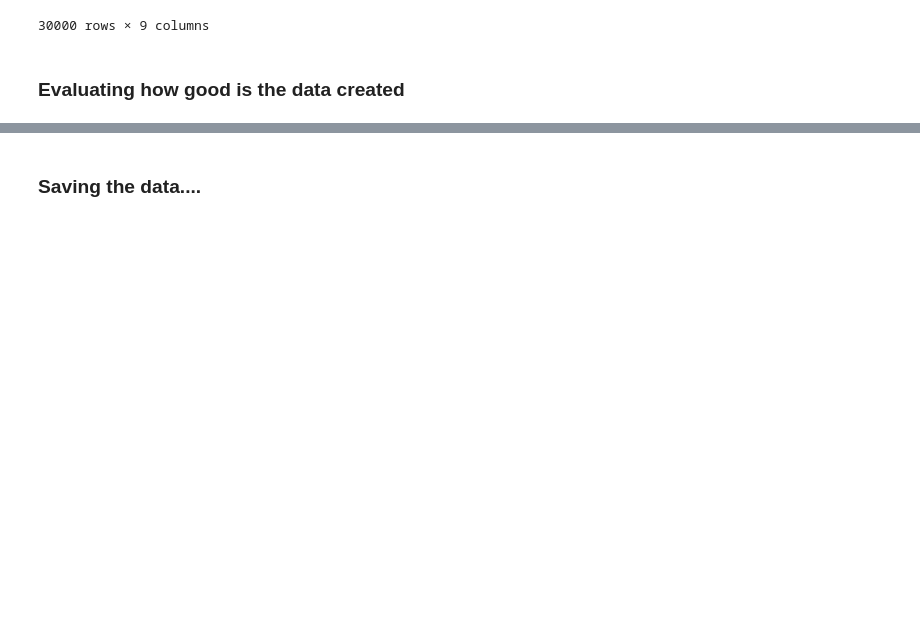
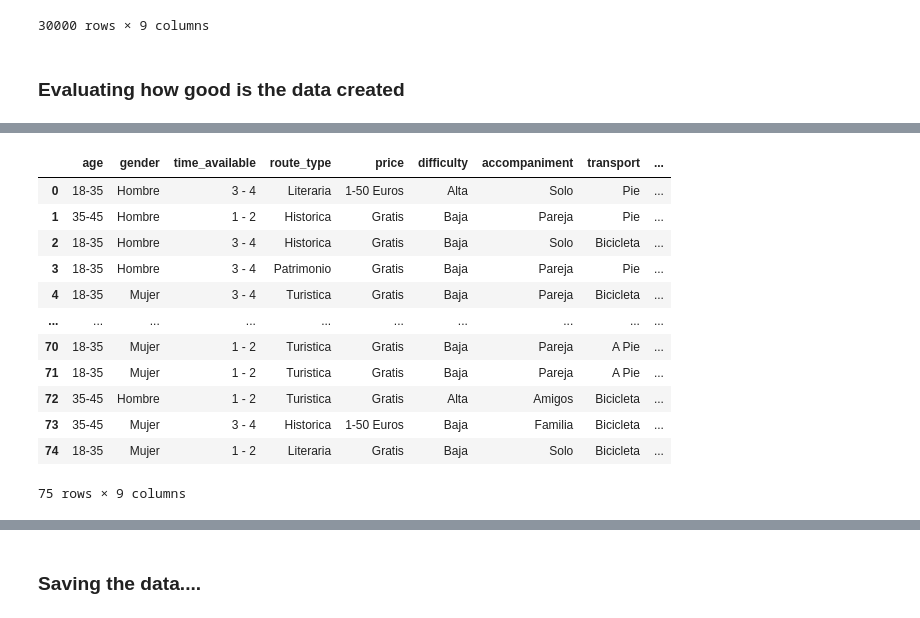
Before and after one commit to parismart/desafio-tripulaciones, a Jupyter notebook: src/notebooks/Fake profiles.ipynb, the cells around one changed output, grey strips where cells are left out. Saved outputs shown, nothing was run; the diff lists cells and outputs as text; code cells hidden in the pictures; blank space fills up the shorter version.

```diff
--- a/src/notebooks/Fake profiles.ipynb
+++ b/src/notebooks/Fake profiles.ipynb
@@ -328,0 +431,16 @@ overall_score
+# %%
+df_real_deal
+# %% [output]
+|  | age | gender | time_available | route_type | price | difficulty | accompaniment | transport | ... |
+| 0 | 18-35 | Hombre | 3 - 4 | Literaria | 1-50 Euros | Alta | Solo | Pie | ... |
+| 1 | 35-45 | Hombre | 1 - 2 | Historica | Gratis | Baja | Pareja | Pie | ... |
+| 2 | 18-35 | Hombre | 3 - 4 | Historica | Gratis | Baja | Solo | Bicicleta | ... |
+| 3 | 18-35 | Hombre | 3 - 4 | Patrimonio | Gratis | Baja | Pareja | Pie | ... |
+| 4 | 18-35 | Mujer | 3 - 4 | Turistica | Gratis | Baja | Pareja | Bicicleta | ... |
+| ... | ... | ... | ... | ... | ... | ... | ... | ... | ... |
+| 70 | 18-35 | Mujer | 1 - 2 | Turistica | Gratis | Baja | Pareja | A Pie | ... |
+| 71 | 18-35 | Mujer | 1 - 2 | Turistica | Gratis | Baja | Pareja | A Pie | ... |
+| 72 | 35-45 | Hombre | 1 - 2 | Turistica | Gratis | Alta | Amigos | Bicicleta | ... |
+| 73 | 35-45 | Mujer | 3 - 4 | Historica | 1-50 Euros | Baja | Familia | Bicicleta | ... |
+| 74 | 18-35 | Mujer | 1 - 2 | Literaria | Gratis | Baja | Solo | Bicicleta | ... |
+75 rows × 9 columns
```
Also changed, not shown: parts of 51 cells of this notebook, 4 other files.
